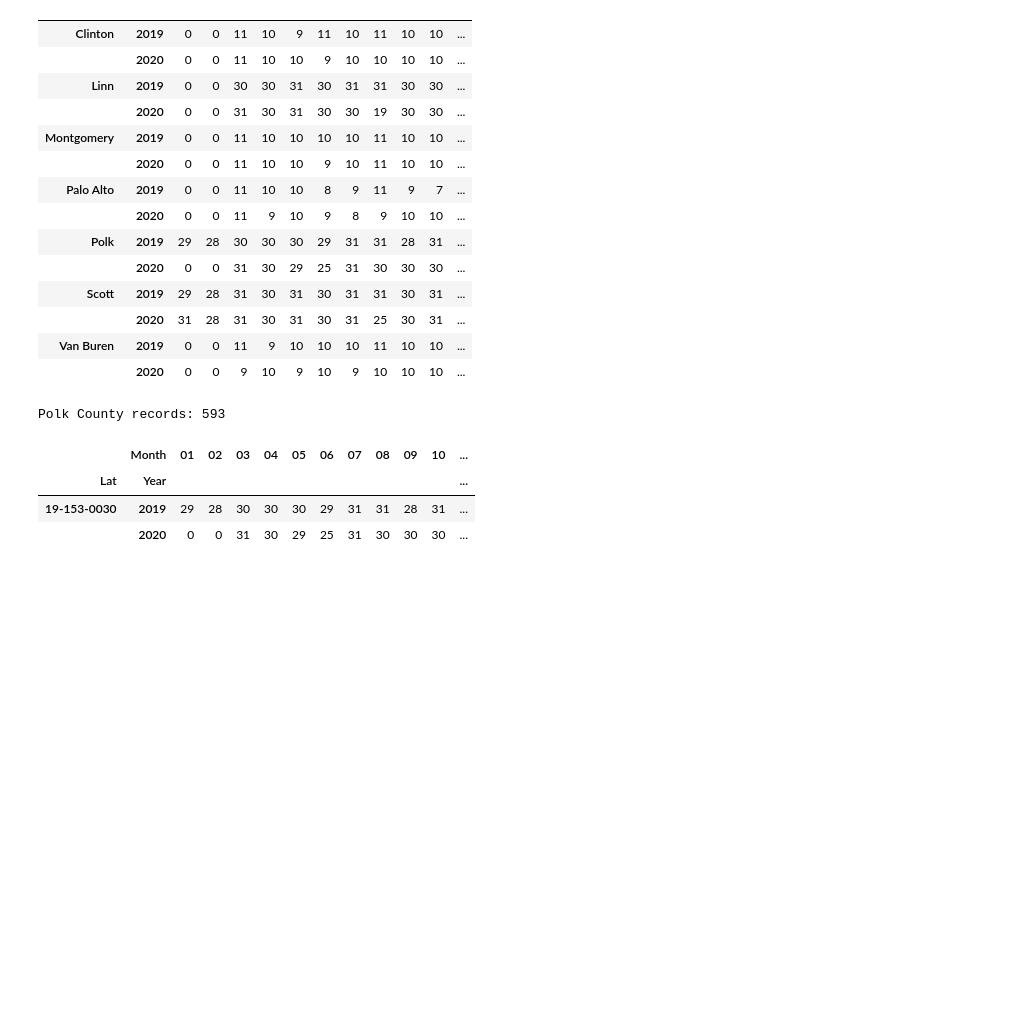
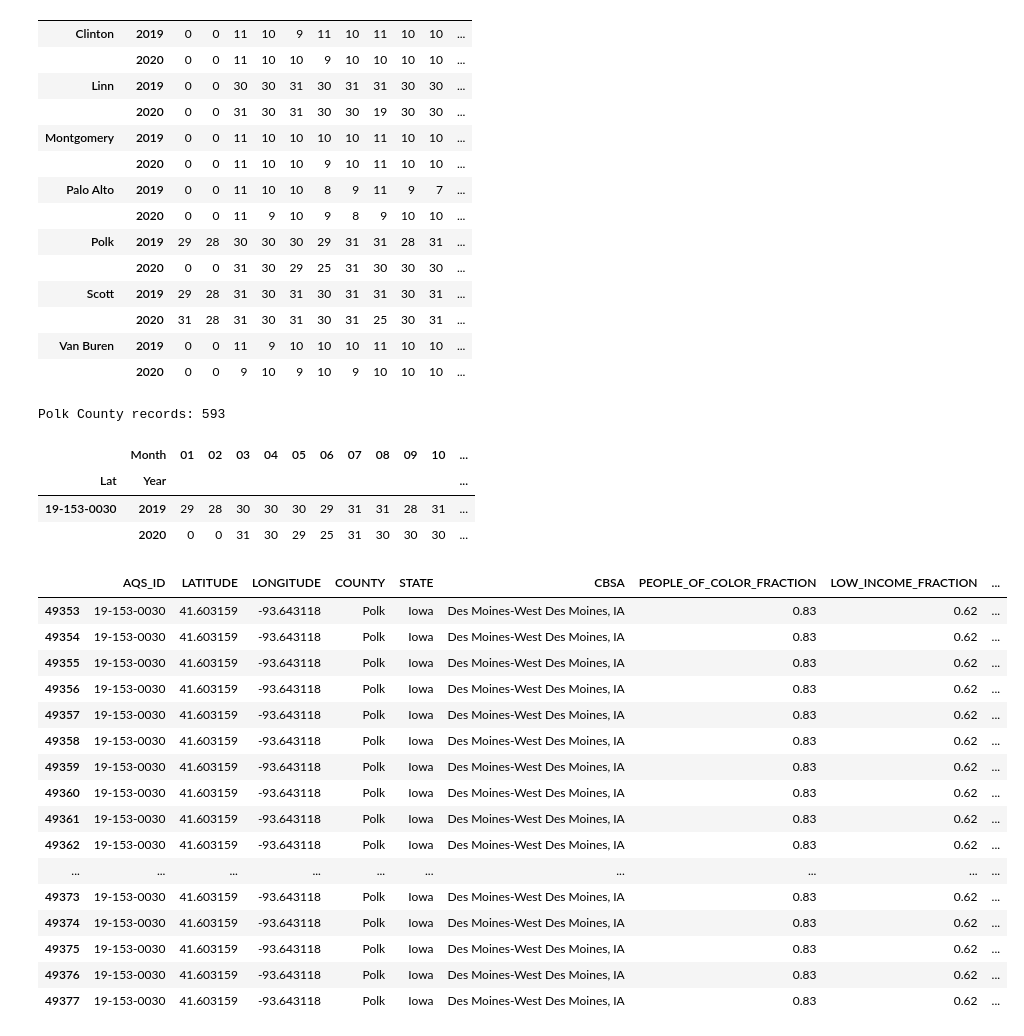
Before and after one commit to ahashmi/wids-2022, a Jupyter notebook: notebooks/wids250_epa_prep.ipynb, the cells around one changed output. Cells and saved outputs as stored; diff of their text form; code cells hidden in the pictures; blank space fills up the shorter version.

```diff
--- a/notebooks/wids250_epa_prep.ipynb
+++ b/notebooks/wids250_epa_prep.ipynb
@@ -36,7 +36,13 @@ print(f'combined dataframe: {n_rows:,} rows, {n_cols} cols')
 # %% [output]
 combined dataframe: 262,888 rows, 24 cols
 # %%
+PRCNT_CUTOFF = 60
 cols = epa_df.columns.tolist()
+print('Columns and % non-missing\n==========================')
+well_populated = []
 for n, col in enumerate(cols, start=1):
-    print(f'{n}) {col}')
+    prcnt_miss = round(100*(1 - epa_df[col].isnull().sum() / n_rows), 3)
+    print(f'{n}) {col}: {prcnt_miss}%')
+    if prcnt_miss > PRCNT_CUTOFF:
+        well_populated.append(col)
 # %% [output]
@@ -161,3 +209,25 @@ pd.crosstab([polk_ia_epa_df['AQS_ID'], polk_ia_epa_df['year']], polk_ia_epa_df['
 | Lat | Year |  |  |  |  |  |  |  |  |  |  | ... |
 | 19-153-0030 | 2019 | 29 | 28 | 30 | 30 | 30 | 29 | 31 | 31 | 28 | 31 | ... |
 |  | 2020 | 0 | 0 | 31 | 30 | 29 | 25 | 31 | 30 | 30 | 30 | ... |
+# %%
+june_2020_polk_ia_epa_df = polk_ia_epa_df[(polk_ia_epa_df['month'] == '06') & (polk_ia_epa_df['year'] == '2020')]
+# %%
+june_2020_polk_ia_epa_df[well_populated]
+# %% [output]
+|  | AQS_ID | LATITUDE | LONGITUDE | COUNTY | STATE | CBSA | PEOPLE_OF_COLOR_FRACTION | LOW_INCOME_FRACTION | ... |
+| 49353 | 19-153-0030 | 41.603159 | -93.643118 | Polk | Iowa | Des Moines-West Des Moines, IA | 0.83 | 0.62 | ... |
+| 49354 | 19-153-0030 | 41.603159 | -93.643118 | Polk | Iowa | Des Moines-West Des Moines, IA | 0.83 | 0.62 | ... |
+| 49355 | 19-153-0030 | 41.603159 | -93.643118 | Polk | Iowa | Des Moines-West Des Moines, IA | 0.83 | 0.62 | ... |
+| 49356 | 19-153-0030 | 41.603159 | -93.643118 | Polk | Iowa | Des Moines-West Des Moines, IA | 0.83 | 0.62 | ... |
+| 49357 | 19-153-0030 | 41.603159 | -93.643118 | Polk | Iowa | Des Moines-West Des Moines, IA | 0.83 | 0.62 | ... |
+| 49358 | 19-153-0030 | 41.603159 | -93.643118 | Polk | Iowa | Des Moines-West Des Moines, IA | 0.83 | 0.62 | ... |
+| 49359 | 19-153-0030 | 41.603159 | -93.643118 | Polk | Iowa | Des Moines-West Des Moines, IA | 0.83 | 0.62 | ... |
+| 49360 | 19-153-0030 | 41.603159 | -93.643118 | Polk | Iowa | Des Moines-West Des Moines, IA | 0.83 | 0.62 | ... |
+| 49361 | 19-153-0030 | 41.603159 | -93.643118 | Polk | Iowa | Des Moines-West Des Moines, IA | 0.83 | 0.62 | ... |
+| 49362 | 19-153-0030 | 41.603159 | -93.643118 | Polk | Iowa | Des Moines-West Des Moines, IA | 0.83 | 0.62 | ... |
+| ... | ... | ... | ... | ... | ... | ... | ... | ... | ... |
+| 49373 | 19-153-0030 | 41.603159 | -93.643118 | Polk | Iowa | Des Moines-West Des Moines, IA | 0.83 | 0.62 | ... |
+| 49374 | 19-153-0030 | 41.603159 | -93.643118 | Polk | Iowa | Des Moines-West Des Moines, IA | 0.83 | 0.62 | ... |
+| 49375 | 19-153-0030 | 41.603159 | -93.643118 | Polk | Iowa | Des Moines-West Des Moines, IA | 0.83 | 0.62 | ... |
+| 49376 | 19-153-0030 | 41.603159 | -93.643118 | Polk | Iowa | Des Moines-West Des Moines, IA | 0.83 | 0.62 | ... |
+| 49377 | 19-153-0030 | 41.603159 | -93.643118 | Polk | Iowa | Des Moines-West Des Moines, IA | 0.83 | 0.62 | ... |
```
Also changed, not shown: parts of 4 cells of this notebook.
